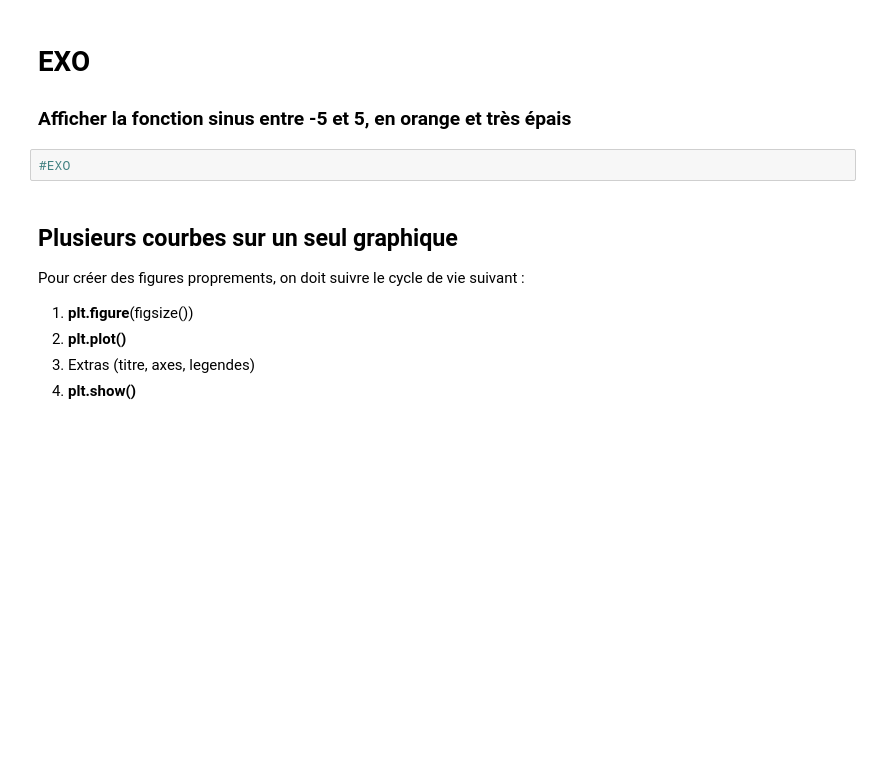
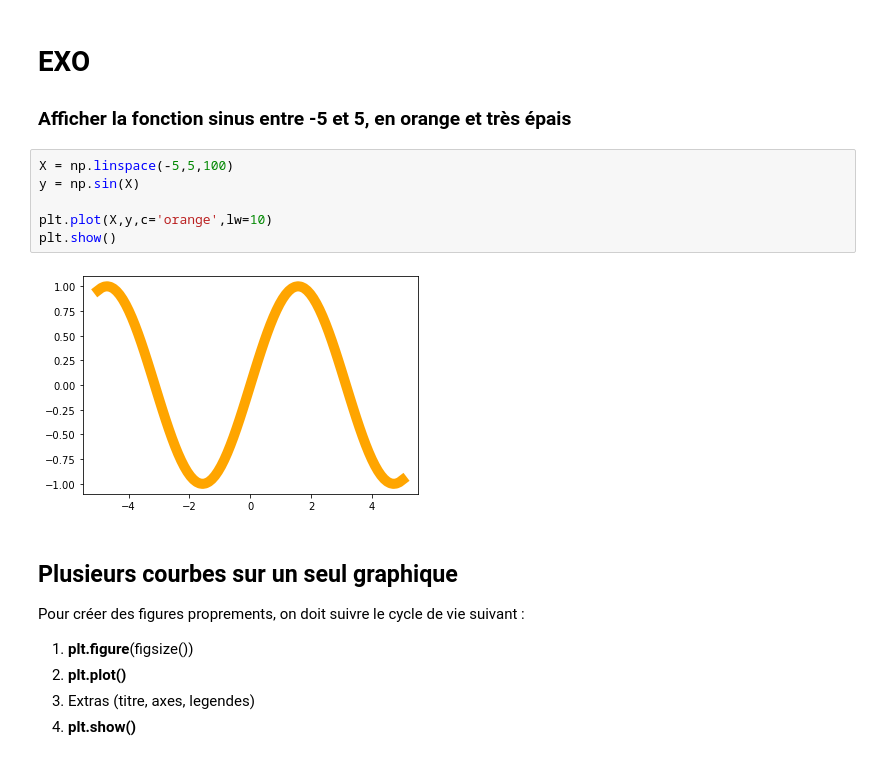
Before and after one commit to Centrale-IA/Formations-2022-2023, a Jupyter notebook: 03-DataViz/03-DataViz.ipynb, the cells around one changed output. Drawn from its saved outputs; the diff is of its cells as text; blank space fills up the shorter version.

```diff
--- a/03-DataViz/03-DataViz.ipynb
+++ b/03-DataViz/03-DataViz.ipynb
@@ -40,8 +46,14 @@ plt.show()
 # EXO
 
 ### Afficher la fonction sinus entre -5 et 5, en orange et très épais
-# %%
-#EXO
+# %%
+X = np.linspace(-5,5,100)
+y = np.sin(X)
+
+plt.plot(X,y,c='orange',lw=10)
+plt.show()
+# %% [output]
+[figure, added]
 # %% [markdown]
 ## Plusieurs courbes sur un seul graphique
 
```
Also changed, not shown: parts of 67 cells of this notebook, 1 other file.
